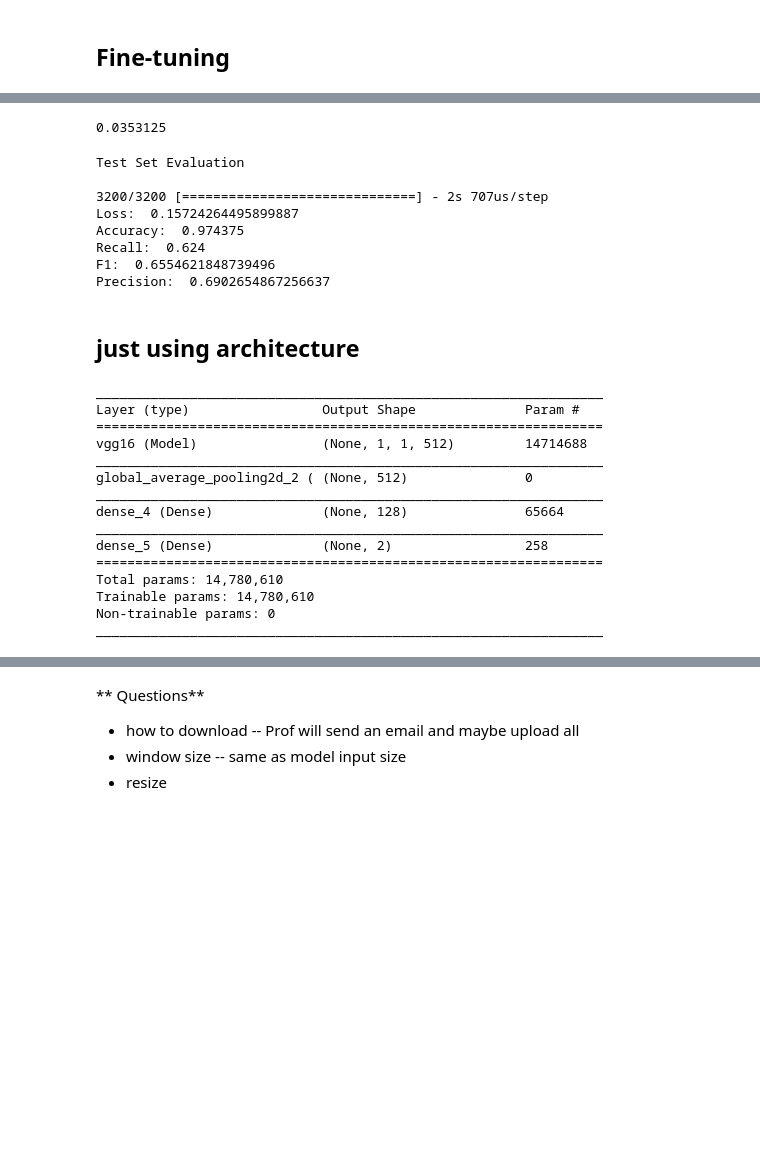
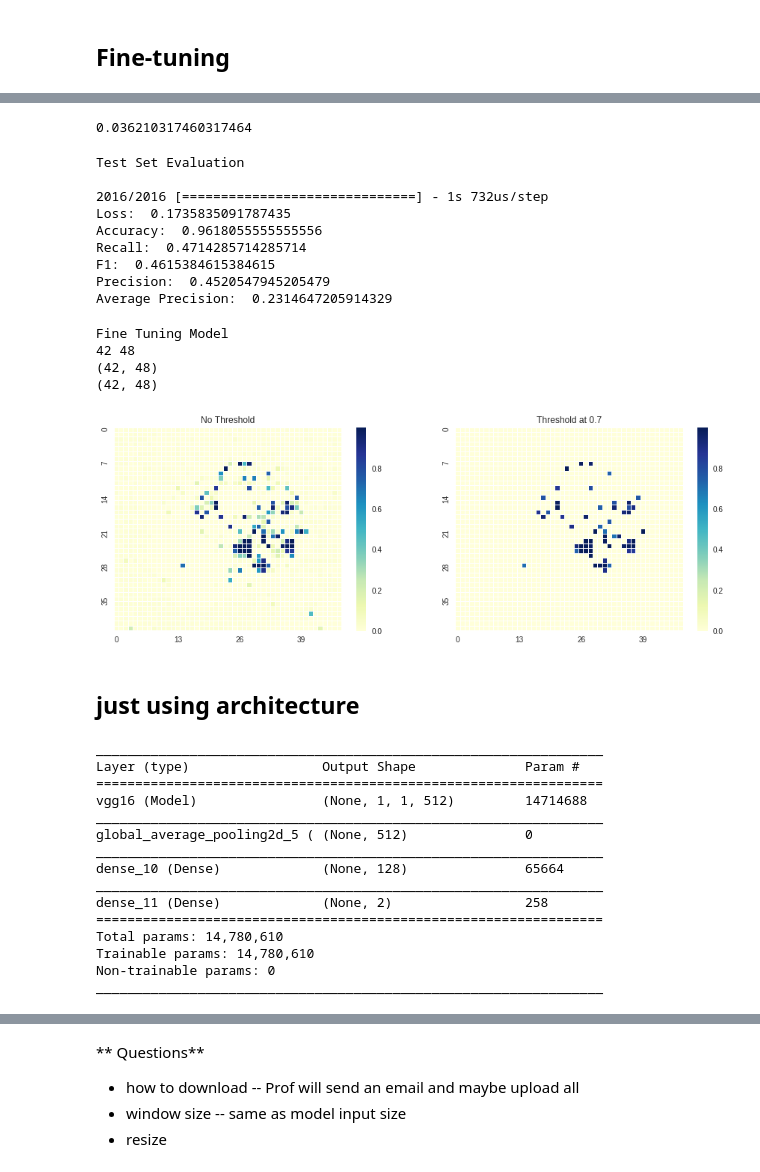
Before and after one commit to chding12/adl-project, a Jupyter notebook: single_slide_consolidated.ipynb, the cells around one changed output, grey strips where cells are left out. Drawn from its saved outputs; the diff is of its cells as text; code cells hidden in the pictures; blank space fills up the shorter version.

```diff
--- a/single_slide_consolidated.ipynb
+++ b/single_slide_consolidated.ipynb
@@ -566,0 +626,20 @@ Precision:  0.2981132075471698
+# %%
+model_ft = tf.keras.Sequential([
+  vgg16_1,
+  #xception,
+  tf.keras.layers.GlobalAveragePooling2D(),
+  #tf.keras.layers.Flatten(),
+  #tf.keras.layers.Dense(256, activation='relu'),
+  #tf.keras.layers.Dropout(0.3), # Add dropout to reduce overfitting
+  tf.keras.layers.Dense(128, activation = 'relu'),
+  #tf.keras.layers.Dropout(0.3),
+  tf.keras.layers.Dense(2, activation = 'softmax')])
+
+model_ft.compile(optimizer=tf.keras.optimizers.SGD(lr=0.0001, momentum = 0.9),
+            loss=tf.keras.losses.sparse_categorical_crossentropy,
+            metrics=['accuracy'])
+
+model_ft.summary()
+
+#optimizer=tf.train.AdamOptimizer()
+#optimizer=tf.keras.optimizers.SGD(lr=0.0001, momentum = 0.9)
@@ -566,0 +662,2 @@ Precision:  0.2981132075471698
+# %%
+model_ft.fit(X_sample, y_sample, batch_size = 64, epochs = 10, validation_split = 0.1)
@@ -590,10 +706,10 @@ Trainable params: 12,979,200
 Non-trainable params: 1,735,488
 _________________________________________________________________
 # %%
-model.compile(optimizer=tf.keras.optimizers.SGD(lr=0.0001, momentum = 0.9),
+model_ft.compile(optimizer=tf.keras.optimizers.SGD(lr=0.0001, momentum = 0.9),
             loss=tf.keras.losses.sparse_categorical_crossentropy,
             metrics=['accuracy'])
-model.summary()
+model_ft.summary()
 
 
 #optimizer=tf.keras.optimizers.SGD(lr=0.0001, momentum = 0.9)
@@ -624,3 +732,3 @@ _________________________________________________________________
 # %%
-model.fit(X_sample, y_sample, batch_size = 64, epochs = 5, validation_split = 0.1)
+model_ft.fit(X_sample, y_sample, batch_size = 64, epochs = 10, validation_split = 0.1)
 # %% [output]
@@ -638,14 +752,14 @@ Epoch 5/5
 <tensorflow.python.keras.callbacks.History at 0x...>
 # %%
-y_pred = model.predict(X_test).argmax(axis =1)
+y_pred = model_ft.predict(x_test).argmax(axis =1)
 y_pred.mean()
 # %% [output]
-0.0353125
+0.036210317460317464
 # %%
 from sklearn.metrics import roc_curve,  precision_score, recall_score, f1_score
 print('Test Set Evaluation\n')
 
-evaluation = model.evaluate(X_test, y_test)
+evaluation = model_ft.evaluate(x_test, y_test)
 
 print('Loss: ', evaluation[0])
 print('Accuracy: ', evaluation[1])
@@ -653,22 +767,33 @@ print('Accuracy: ', evaluation[1])
 print('Recall: ', recall_score(y_test, y_pred))
 print('F1: ', f1_score(y_test, y_pred))
 print('Precision: ', precision_score(y_test, y_pred))
+print('Average Precision: ', average_precision_score(y_test, y_pred))
 # %% [output]
 Test Set Evaluation
 
-3200/3200 [==============================] - 2s 707us/step
-Loss:  0.15724264495899887
-Accuracy:  0.974375
-Recall:  0.624
-F1:  0.6554621848739496
-Precision:  0.6902654867256637
+2016/2016 [==============================] - 1s 732us/step
+Loss:  0.1735835091787435
+Accuracy:  0.9618055555555556
+Recall:  0.4714285714285714
+F1:  0.4615384615384615
+Precision:  0.4520547945205479
+Average Precision:  0.2314647205914329
+# %%
+print('Fine Tuning Model')
+gen_heatmap(slide_image4, x_test, model_ft, thres=0.7)
+# %% [output]
+Fine Tuning Model
+42 48
+(42, 48)
+(42, 48)
+[figure, added]
 # %% [markdown]
 ## just using architecture
 # %%
 import tensorflow as tf
 vgg16_ = tf.keras.applications.VGG16(weights = None,input_shape=(40, 40, 3), include_top=False)
 # %%
-model_ = tf.keras.Sequential([
+model_full = tf.keras.Sequential([
   vgg16_,
   #xception,
   tf.keras.layers.GlobalAveragePooling2D(),
@@ -678,22 +803,22 @@ model_ = tf.keras.Sequential([
   tf.keras.layers.Dense(128, activation = 'relu'),
   tf.keras.layers.Dense(2, activation = 'softmax')])
 
-model_.compile(optimizer = tf.keras.optimizers.SGD(lr=0.0001, momentum = 0.9),
+model_full.compile(optimizer = tf.keras.optimizers.SGD(lr=0.0001, momentum = 0.9),
             loss=tf.keras.losses.sparse_categorical_crossentropy,
             metrics=['accuracy'])
 
-model_.summary()
+model_full.summary()
 # %% [output]
 _________________________________________________________________
 Layer (type)                 Output Shape              Param #
 =================================================================
 vgg16 (Model)                (None, 1, 1, 512)         14714688
 _________________________________________________________________
-global_average_pooling2d_2 ( (None, 512)               0
+global_average_pooling2d_5 ( (None, 512)               0
 _________________________________________________________________
-dense_4 (Dense)              (None, 128)               65664
+dense_10 (Dense)             (None, 128)               65664
 _________________________________________________________________
-dense_5 (Dense)              (None, 2)                 258
+dense_11 (Dense)             (None, 2)                 258
 =================================================================
 Total params: 14,780,610
 Trainable params: 14,780,610
```
Also changed, not shown: parts of 60 cells of this notebook.
